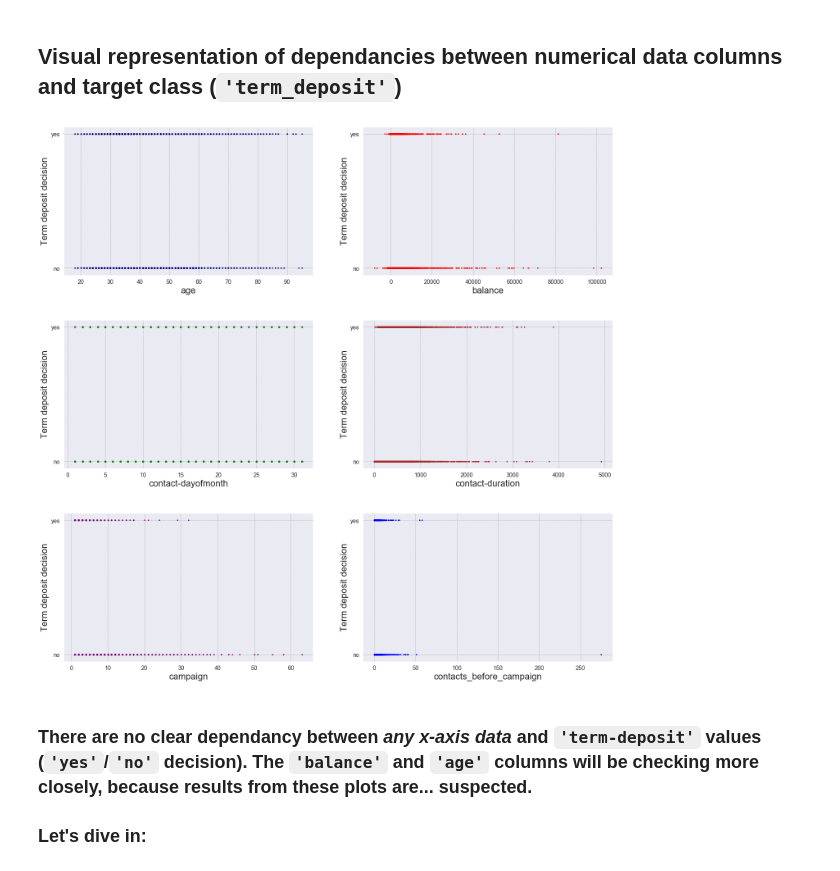
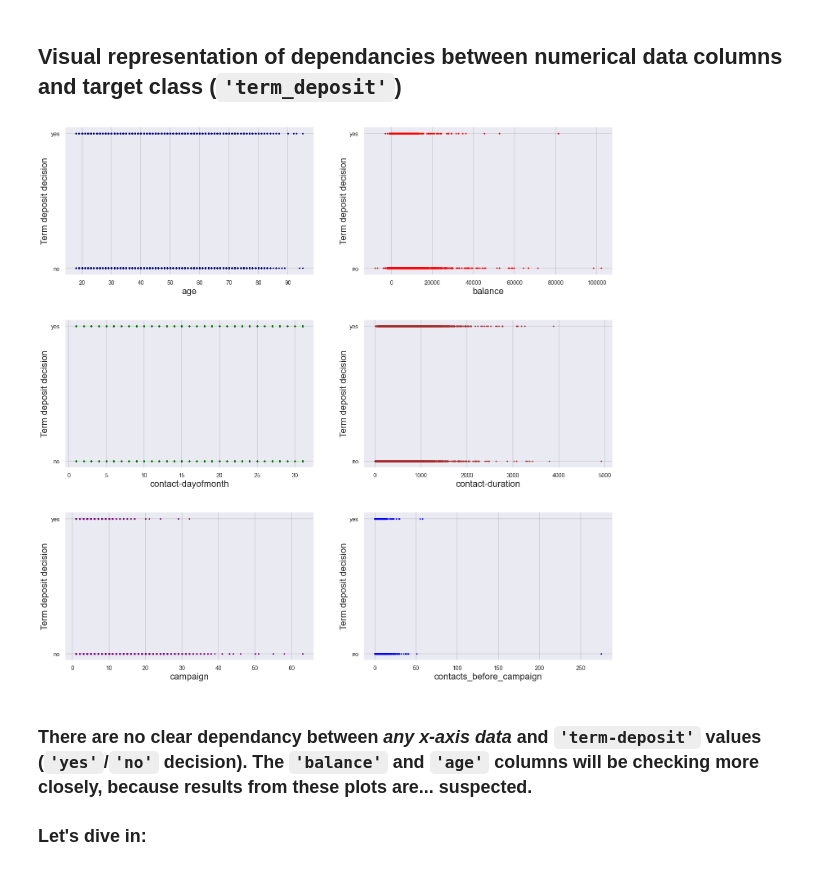
Before and after one commit to KrzysztofSobota/bank_credit_decision, a Jupyter notebook: bank_customers_survey.ipynb, the cells around one changed output. Cells and saved outputs as stored; diff of their text form; code cells hidden in the pictures.

```diff
--- a/bank_customers_survey.ipynb
+++ b/bank_customers_survey.ipynb
@@ -148,16 +152,18 @@ plt.show()
 # %%
 sum1 = traindata.groupby('past_days_call')['contacts_before_campaign'].sum()
-x_num = np.math.ceil(np.sqrt(len(sum1)))
+past_days_call = traindata['past_days_call']
+x_num = int(np.sqrt(len(sum1)))
 
-sns.set_style("dark")
-f, ax = plt.subplots(figsize = (18, 10))
+sns.set_style("white")
+sns.set_theme(context='talk', font_scale=1.2)
+f, ax = plt.subplots(figsize = (22, 10))
 
 # Plot a histogram with aproximate function
-plt.xlim(traindata['past_days_call'].min(), traindata['past_days_call'].max())
-sns.distplot(sum1, kde=False, hist_kws={"linewidth": 0.5, "alpha": 0.9}, bins = x_num, color="r")
-plt.xlabel('Past days call', labelpad = 16, fontsize = 21)
-plt.ylabel('Contacts before campaign', labelpad = 16, fontsize = 21)
-plt.title('Number of contacts before campaign vs. past days call', fontsize = 24)
+sns.histplot(data=sum1, kde=True, bins = x_num, palette="dark")
+plt.xlim(left=0)
+plt.xlabel('Past days call', labelpad = 16, fontsize = 22)
+plt.ylabel('Contacts before campaign', labelpad = 16, fontsize = 22)
+plt.title('Number of contacts before campaign vs. past days call', fontsize = 28)
 ax.tick_params(labelsize = 15)
 
 plt.tight_layout()
@@ -178,22 +183,22 @@ testdata = testdata.drop('past_days_call', axis=1)
 # %%
 column_names = traindata.select_dtypes(include = 'number').columns
 colors = ['navy', 'red', 'green', 'brown', 'purple', 'blue']
 
 fig, ax = plt.subplots(3, 2, figsize=(24, 24))
 plt.subplots_adjust(wspace=0.2, hspace=0.3)
 plots = [ax[i, j] for i in range(0, 3) for j in range(0, 2)]
 
 for column, colors, axs in zip(column_names, colors, plots):
     ## 2-D plots array
-    axs.scatter(traindata[column], traindata['term_deposit'], c = colors, s = 5)
-    axs.set_xlabel(column, fontsize = 22)
-    axs.set_ylabel('Term deposit decision', fontsize = 22)
-    axs.tick_params(labelsize = 14)
-    axs.grid(color = 'grey', linestyle = '-.', linewidth = 0.5)
+    axs.scatter(traindata[column], traindata['term_deposit'], c=colors, s=5)
+    axs.set_xlabel(column, fontsize=22)
+    axs.set_ylabel('Term deposit decision', fontsize=22)
+    axs.tick_params(labelsize=14)
+    axs.grid(color='grey', linestyle='-', linewidth=0.4)
 
 plt.show()
 # %% [output]
-[figure, old version]
+[figure, new version]
 # %% [markdown]
 ### There are no clear dependancy between ***any x-axis data*** and `'term-deposit'` values (`'yes'`/`'no'` decision). The `'balance'` and `'age'` columns will be checking more closely, because results from these plots are... suspected.
 ### Let's dive in:
```
Also changed, not shown: parts of 61 cells of this notebook, 1 other file.
